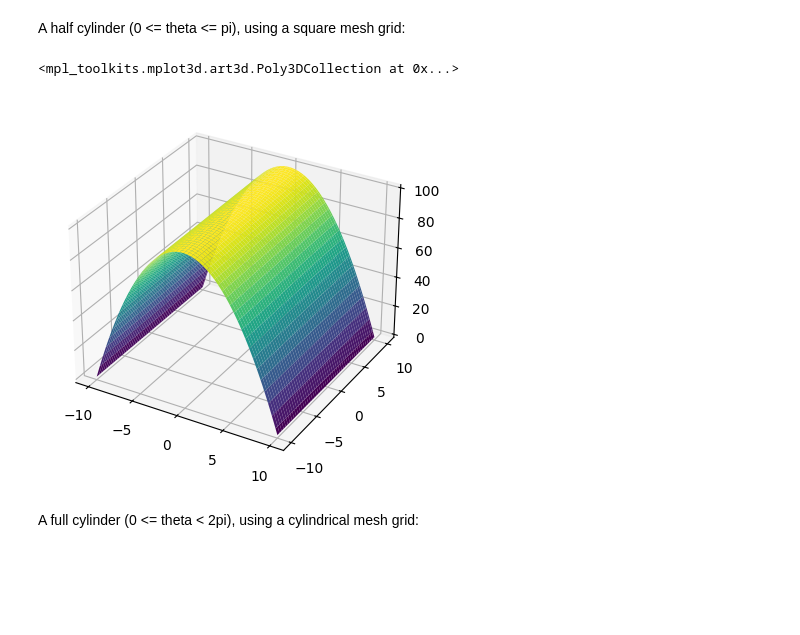
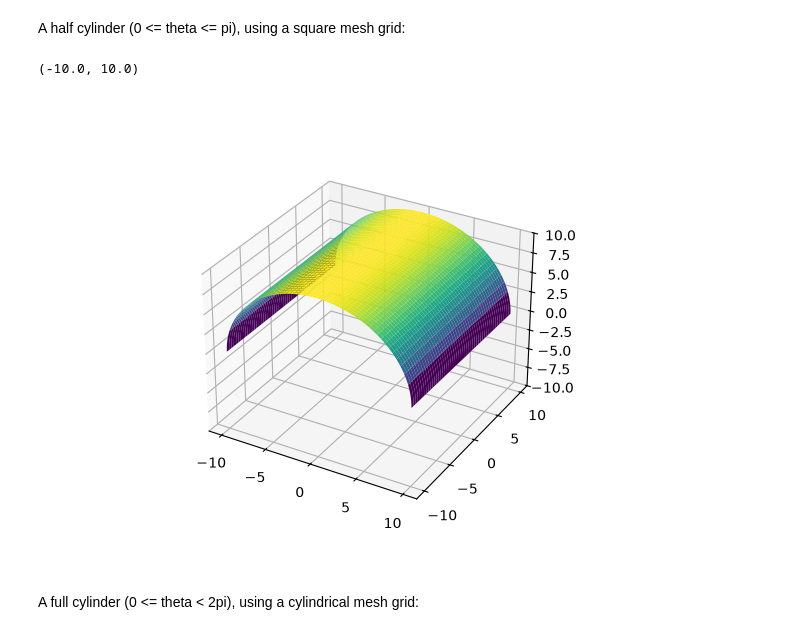
Before and after one commit to XiuningZhang/B50_Scientific_Computing, a Jupyter notebook: 02_Visualization_Ex.ipynb, the cells around one changed output. Drawn from its saved outputs; the diff is of its cells as text; code cells hidden in the pictures; blank space fills up the shorter version.

```diff
--- a/02_Visualization_Ex.ipynb
+++ b/02_Visualization_Ex.ipynb
@@ -258,16 +250,17 @@ Note that the mesh grid does not need to be square.
 # %% [markdown]
 A half cylinder (0 <= theta <= pi), using a square mesh grid:
 # %%
-x = np.linspace(-10, 10, 100)
-y = np.linspace(-10, 10, 100)
+x = np.linspace(-10, 10, 1000)
+y = np.linspace(-10, 10, 1000)
 X, Y = np.meshgrid(x, y)
 R = 10
-Z = R**2-(X)**2
+Z = np.sqrt(R**2 - X**2)
 ax = plt.figure().add_subplot(projection='3d')
 ax.plot_surface(X, Y, Z, cmap='viridis')
+ax.set_zlim(-10, 10)
 # %% [output]
-<mpl_toolkits.mplot3d.art3d.Poly3DCollection at 0x...>
+(-10.0, 10.0)
-[figure, old version]
+[figure, new version]
 # %% [markdown]
 A full cylinder (0 <= theta < 2pi), using a cylindrical mesh grid:
 # %%
```
Also changed, not shown: parts of 6 cells of this notebook, 1 other file.
